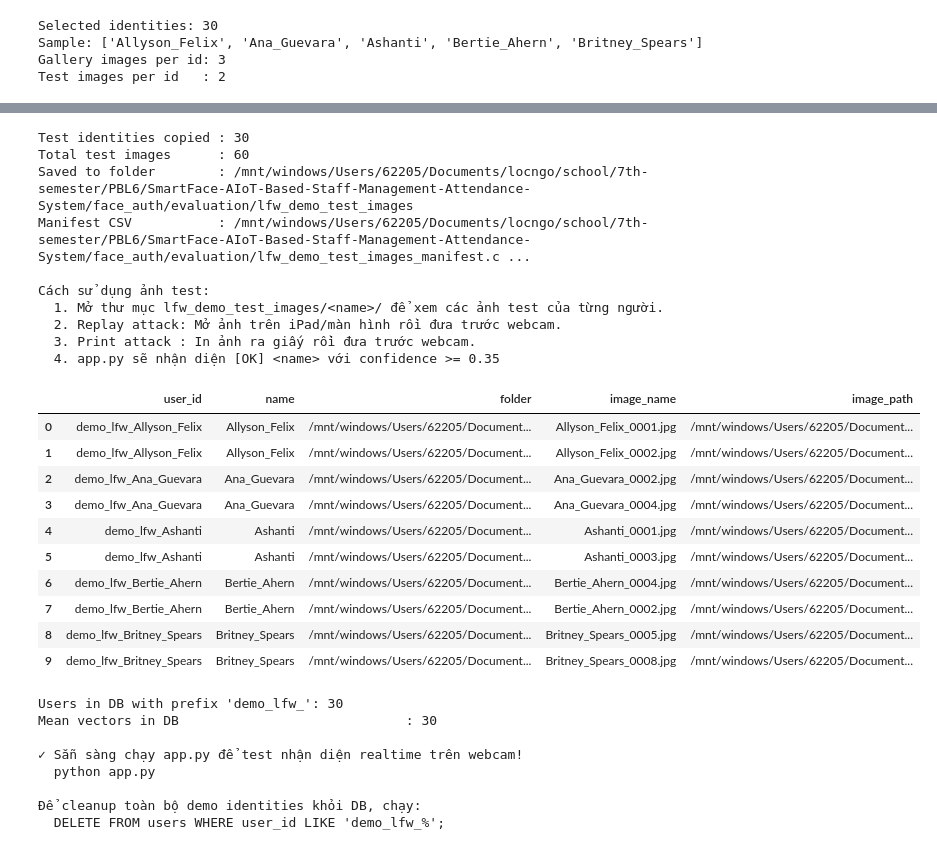
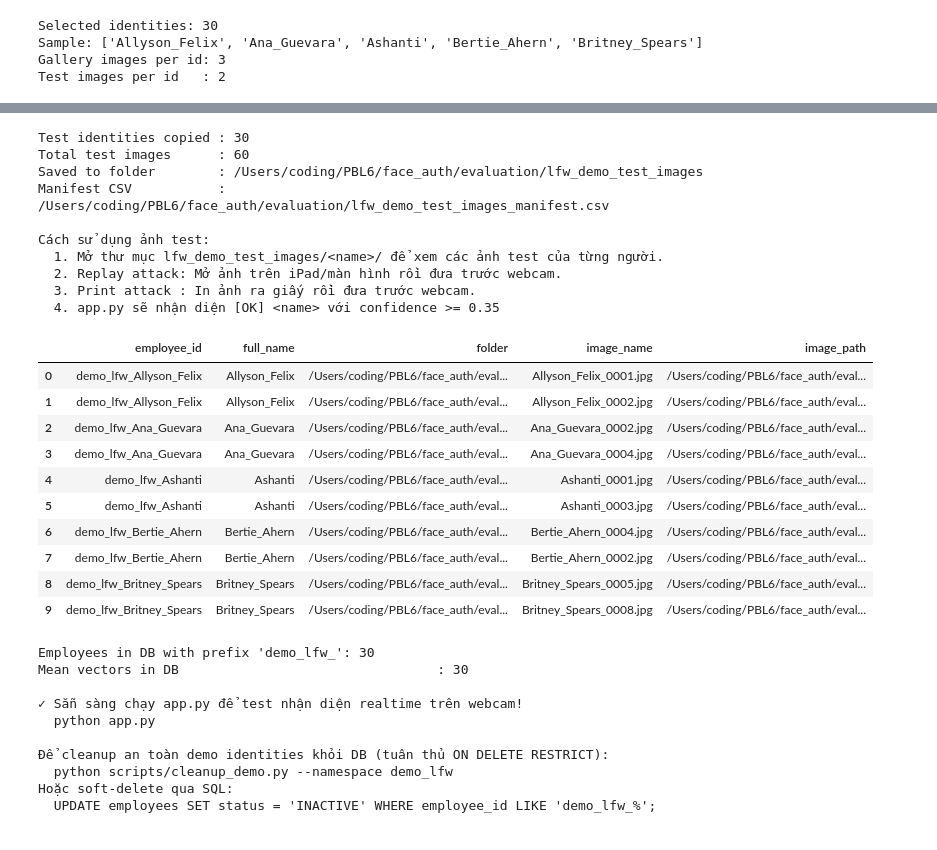
Before and after one commit to anh1303/SmartFace-AIoT-Based-Staff-Management-Attendance-System, a Jupyter notebook: face_auth/evaluation/lfw_demo_enroll.ipynb, the cells around one changed output, grey strips where cells are left out. Saved outputs shown, nothing was run; the diff lists cells and outputs as text; code cells hidden in the pictures.

```diff
--- a/face_auth/evaluation/lfw_demo_enroll.ipynb
+++ b/face_auth/evaluation/lfw_demo_enroll.ipynb
@@ -243,7 +243,7 @@ import re
 from datetime import datetime, timezone
 from tqdm.auto import tqdm
 
-def make_user_id(name: str) -> str:
+def make_employee_id(name: str) -> str:
     # demo_lfw_<name> — tách hoàn toàn khỏi gallery/ thật và benchmark_lfw_
     return f"{VECTORDB_NAMESPACE}_" + re.sub(r"[^a-zA-Z0-9_-]+", "_", name)
 
@@ -251,7 +251,7 @@ manifest_rows = []
 skipped = []
 
 for name in tqdm(selected_names, desc="Enrolling"):
-    user_id = make_user_id(name)
+    employee_id = make_employee_id(name)
 
     # Embed gallery images
     raw_embs = []
@@ -268,7 +268,7 @@ for name in tqdm(selected_names, desc="Enrolling"):
     # Build mean embedding (với outlier filtering)
     try:
         mean_emb, warnings, valid_embs = build_identity_embedding(
-            raw_embs, outlier_threshold=config.RECOMMENDED_GALLERY_SIZE and 0.35
+            raw_embs, outlier_threshold=0.35
         )
     except Exception as e:
         skipped.append(name)
@@ -280,17 +280,18 @@ for name in tqdm(selected_names, desc="Enrolling"):
 
     # Upsert vào VectorDB (overwrite=True để re-run không tạo duplicate)
     person_id, is_new, is_ignored = db.upsert(
-        user_id=user_id,
-        name=name,
+        employee_id=employee_id,
+        full_name=name,
         individual_embeddings=valid_embs,
         mean_embedding=mean_emb,
         overwrite=True,
         save_individuals=True,
+        model_version=config.EMBEDDING_MODEL_VERSION,
     )
 
     manifest_rows.append({
-        "user_id":            person_id,
-        "name":               name,
+        "employee_id":         person_id,
+        "full_name":           name,
         "gallery_image_count": len(valid_embs),
         "gallery_images":     ";".join(p.name for p in gallery_paths[name]),
         "test_image_count":   len(test_paths[name]),
@@ -337,13 +338,13 @@ for old_d in TEST_FOLDER.iterdir():
     if old_d.is_dir():
         shutil.rmtree(old_d)
 
-enrolled_ids = {row["name"] for row in manifest_rows}
+enrolled_ids = {row["full_name"] for row in manifest_rows}
 test_manifest_rows = []
 
 for name in selected_names:
     if name not in enrolled_ids:
         continue
-    user_id = make_user_id(name)
+    employee_id = make_employee_id(name)
     identity_test_dir = TEST_FOLDER / name
     identity_test_dir.mkdir(parents=True, exist_ok=True)
 
@@ -351,50 +352,50 @@ for name in selected_names:
         dest_path = identity_test_dir / p.name
         shutil.copy2(p, dest_path)
         test_manifest_rows.append({
-            "user_id":         user_id,
-            "name":            name,
+            "employee_id":     employee_id,
+            "full_name":       name,
             "folder":          str(identity_test_dir),
             "image_name":      p.name,
             "image_path":      str(dest_path),
         })
 
 test_df = pd.DataFrame(test_manifest_rows)
 TEST_CSV = TEST_IMAGES_DIR + "_manifest.csv"
 test_df.to_csv(NOTEBOOK_DIR / TEST_CSV, index=False, encoding="utf-8-sig")
 
-print(f"Test identities copied : {len(test_df['name'].unique())}")
+print(f"Test identities copied : {len(test_df['full_name'].unique())}")
 print(f"Total test images      : {len(test_manifest_rows)}")
 print(f"Saved to folder        : {TEST_FOLDER}")
 print(f"Manifest CSV           : {NOTEBOOK_DIR / TEST_CSV}")
 print()
 print("Cách sử dụng ảnh test:")
 print("  1. Mở thư mục lfw_demo_test_images/<name>/ để xem các ảnh test của từng người.")
 print("  2. Replay attack: Mở ảnh trên iPad/màn hình rồi đưa trước webcam.")
 print("  3. Print attack : In ảnh ra giấy rồi đưa trước webcam.")
 print(f"  4. app.py sẽ nhận diện [OK] <name> với confidence >= {config.MATCH_THRESHOLD}")
 display(test_df.head(10))
 # %% [output]
 Test identities copied : 30
 Total test images      : 60
-Saved to folder        : /mnt/windows/Users/62205/Documents/locngo/school/7th-semester/PBL6/SmartFace-AIoT-Based-Staff-Management-Attendance-System/face_auth/evaluation/lfw_demo_test_images
-Manifest CSV           : /mnt/windows/Users/62205/Documents/locngo/school/7th-semester/PBL6/SmartFace-AIoT-Based-Staff-Management-Attendance-System/face_auth/evaluation/lfw_demo_test_images_manifest.c ...
+Saved to folder        : /Users/coding/PBL6/face_auth/evaluation/lfw_demo_test_images
+Manifest CSV           : /Users/coding/PBL6/face_auth/evaluation/lfw_demo_test_images_manifest.csv
 
 Cách sử dụng ảnh test:
   1. Mở thư mục lfw_demo_test_images/<name>/ để xem các ảnh test của từng người.
   2. Replay attack: Mở ảnh trên iPad/màn hình rồi đưa trước webcam.
   3. Print attack : In ảnh ra giấy rồi đưa trước webcam.
   4. app.py sẽ nhận diện [OK] <name> với confidence >= 0.35
-|  | user_id | name | folder | image_name | image_path |
-| 0 | demo_lfw_Allyson_Felix | Allyson_Felix | /mnt/windows/Users/62205/Document... | Allyson_Felix_0001.jpg | /mnt/windows/Users/62205/Document... |
-| 1 | demo_lfw_Allyson_Felix | Allyson_Felix | /mnt/windows/Users/62205/Document... | Allyson_Felix_0002.jpg | /mnt/windows/Users/62205/Document... |
-| 2 | demo_lfw_Ana_Guevara | Ana_Guevara | /mnt/windows/Users/62205/Document... | Ana_Guevara_0002.jpg | /mnt/windows/Users/62205/Document... |
-| 3 | demo_lfw_Ana_Guevara | Ana_Guevara | /mnt/windows/Users/62205/Document... | Ana_Guevara_0004.jpg | /mnt/windows/Users/62205/Document... |
-| 4 | demo_lfw_Ashanti | Ashanti | /mnt/windows/Users/62205/Document... | Ashanti_0001.jpg | /mnt/windows/Users/62205/Document... |
-| 5 | demo_lfw_Ashanti | Ashanti | /mnt/windows/Users/62205/Document... | Ashanti_0003.jpg | /mnt/windows/Users/62205/Document... |
-| 6 | demo_lfw_Bertie_Ahern | Bertie_Ahern | /mnt/windows/Users/62205/Document... | Bertie_Ahern_0004.jpg | /mnt/windows/Users/62205/Document... |
-| 7 | demo_lfw_Bertie_Ahern | Bertie_Ahern | /mnt/windows/Users/62205/Document... | Bertie_Ahern_0002.jpg | /mnt/windows/Users/62205/Document... |
-| 8 | demo_lfw_Britney_Spears | Britney_Spears | /mnt/windows/Users/62205/Document... | Britney_Spears_0005.jpg | /mnt/windows/Users/62205/Document... |
-| 9 | demo_lfw_Britney_Spears | Britney_Spears | /mnt/windows/Users/62205/Document... | Britney_Spears_0008.jpg | /mnt/windows/Users/62205/Document... |
+|  | employee_id | full_name | folder | image_name | image_path |
+| 0 | demo_lfw_Allyson_Felix | Allyson_Felix | /Users/coding/PBL6/face_auth/eval... | Allyson_Felix_0001.jpg | /Users/coding/PBL6/face_auth/eval... |
+| 1 | demo_lfw_Allyson_Felix | Allyson_Felix | /Users/coding/PBL6/face_auth/eval... | Allyson_Felix_0002.jpg | /Users/coding/PBL6/face_auth/eval... |
+| 2 | demo_lfw_Ana_Guevara | Ana_Guevara | /Users/coding/PBL6/face_auth/eval... | Ana_Guevara_0002.jpg | /Users/coding/PBL6/face_auth/eval... |
+| 3 | demo_lfw_Ana_Guevara | Ana_Guevara | /Users/coding/PBL6/face_auth/eval... | Ana_Guevara_0004.jpg | /Users/coding/PBL6/face_auth/eval... |
+| 4 | demo_lfw_Ashanti | Ashanti | /Users/coding/PBL6/face_auth/eval... | Ashanti_0001.jpg | /Users/coding/PBL6/face_auth/eval... |
+| 5 | demo_lfw_Ashanti | Ashanti | /Users/coding/PBL6/face_auth/eval... | Ashanti_0003.jpg | /Users/coding/PBL6/face_auth/eval... |
+| 6 | demo_lfw_Bertie_Ahern | Bertie_Ahern | /Users/coding/PBL6/face_auth/eval... | Bertie_Ahern_0004.jpg | /Users/coding/PBL6/face_auth/eval... |
+| 7 | demo_lfw_Bertie_Ahern | Bertie_Ahern | /Users/coding/PBL6/face_auth/eval... | Bertie_Ahern_0002.jpg | /Users/coding/PBL6/face_auth/eval... |
+| 8 | demo_lfw_Britney_Spears | Britney_Spears | /Users/coding/PBL6/face_auth/eval... | Britney_Spears_0005.jpg | /Users/coding/PBL6/face_auth/eval... |
+| 9 | demo_lfw_Britney_Spears | Britney_Spears | /Users/coding/PBL6/face_auth/eval... | Britney_Spears_0008.jpg | /Users/coding/PBL6/face_auth/eval... |
 # %%
 # =========================
 # 9. VERIFICATION — Kiểm tra lại DB
@@ -402,41 +403,45 @@ Cách sử dụng ảnh test:
 
 from database.vector_db import decide_identity
 
-# Đếm số user có prefix demo_lfw_ trong DB
+# Đếm số employee có prefix demo_lfw_ trong DB
 with db.pool.connection() as conn:
     rows = conn.execute(
-        "SELECT COUNT(DISTINCT user_id) FROM users WHERE user_id LIKE %s",
+        "SELECT COUNT(DISTINCT employee_id) FROM employees WHERE employee_id LIKE %s",
         (f"{VECTORDB_NAMESPACE}_%",)
     ).fetchone()
     total_in_db = rows[0] if rows else 0
 
     mean_rows = conn.execute(
         "SELECT COUNT(*) FROM face_embeddings f "
-        "JOIN users u ON f.user_id = u.user_id "
-        "WHERE u.user_id LIKE %s AND f.is_mean = TRUE",
+        "JOIN employees e ON f.employee_id = e.employee_id "
+        "WHERE e.employee_id LIKE %s AND f.embedding_type = 'CENTROID'",
         (f"{VECTORDB_NAMESPACE}_%",)
     ).fetchone()
     total_mean_vecs = mean_rows[0] if mean_rows else 0
 
-print(f"Users in DB with prefix '{VECTORDB_NAMESPACE}_': {total_in_db}")
-print(f"Mean vectors in DB                             : {total_mean_vecs}")
+print(f"Employees in DB with prefix '{VECTORDB_NAMESPACE}_': {total_in_db}")
+print(f"Mean vectors in DB                                 : {total_mean_vecs}")
 print()
 print("✓ Sẵn sàng chạy app.py để test nhận diện realtime trên webcam!")
 print(f"  python app.py")
 print()
-print("Để cleanup toàn bộ demo identities khỏi DB, chạy:")
-print(f"  DELETE FROM users WHERE user_id LIKE \'{VECTORDB_NAMESPACE}_%\';")
+print("Để cleanup an toàn demo identities khỏi DB (tuân thủ ON DELETE RESTRICT):")
+print(f"  python scripts/cleanup_demo.py --namespace {VECTORDB_NAMESPACE}")
+print("Hoặc soft-delete qua SQL:")
+print(f"  UPDATE employees SET status = 'INACTIVE' WHERE employee_id LIKE '{VECTORDB_NAMESPACE}_%';")
 
 db.close()
 # %% [output]
-Users in DB with prefix 'demo_lfw_': 30
-Mean vectors in DB                             : 30
+Employees in DB with prefix 'demo_lfw_': 30
+Mean vectors in DB                                 : 30
 
 ✓ Sẵn sàng chạy app.py để test nhận diện realtime trên webcam!
   python app.py
 
-Để cleanup toàn bộ demo identities khỏi DB, chạy:
-  DELETE FROM users WHERE user_id LIKE 'demo_lfw_%';
+Để cleanup an toàn demo identities khỏi DB (tuân thủ ON DELETE RESTRICT):
+  python scripts/cleanup_demo.py --namespace demo_lfw
+Hoặc soft-delete qua SQL:
+  UPDATE employees SET status = 'INACTIVE' WHERE employee_id LIKE 'demo_lfw_%';
 # %%
 # =========================
 # 10. IMPOSTOR PREVIEW FOLDER
```
Also changed, not shown: parts of 5 cells of this notebook, 27 other files.
